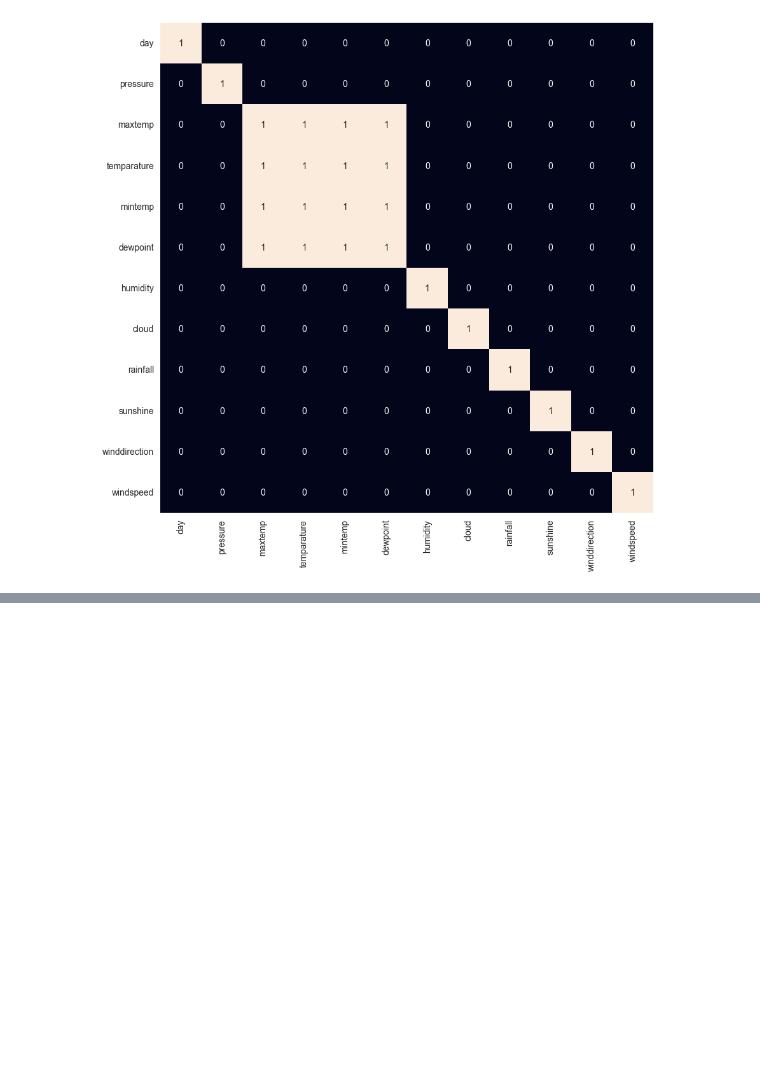
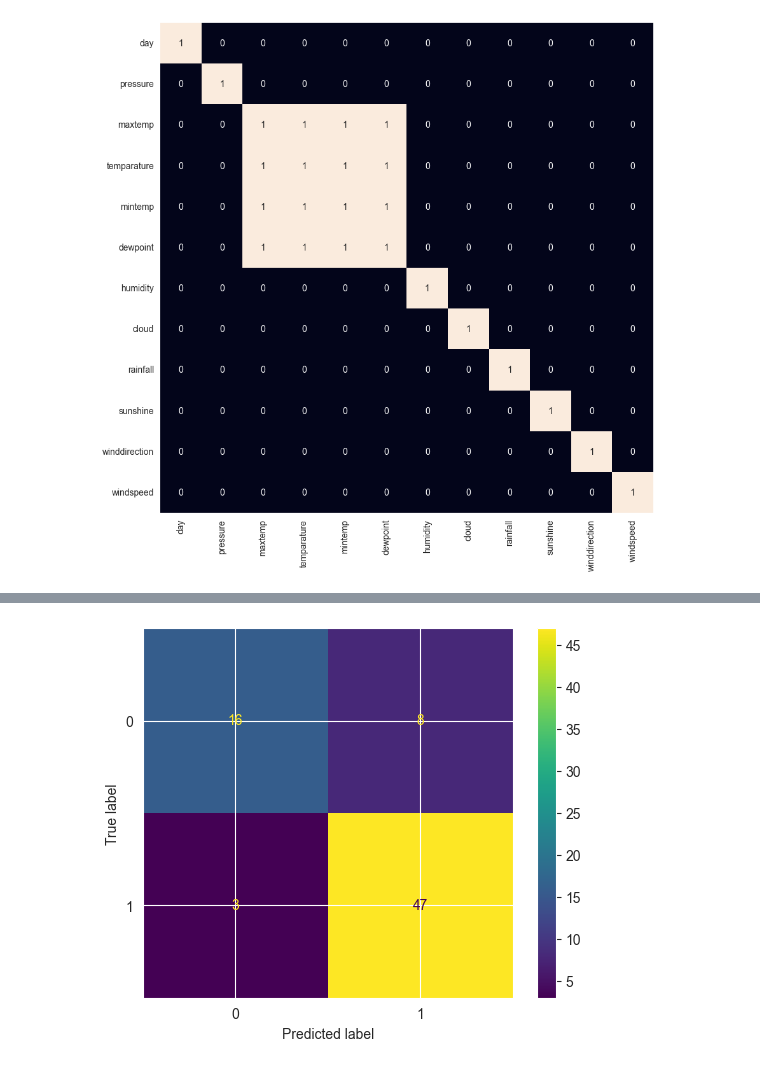
Before and after one commit to Shrutik-0101/Machine-Learning-Portfolio, a Jupyter notebook: Rainfall_Prediction.ipynb, the cells around one changed output, grey strips where cells are left out. Cells and saved outputs as stored; diff of their text form; code cells hidden in the pictures; blank space fills up the shorter version.

Commit message:
Full Model Completion

```diff
--- a/Rainfall_Prediction.ipynb
+++ b/Rainfall_Prediction.ipynb
@@ -184,3 +184,37 @@ plt.show()
 [figure]
 # %%
 df.drop(['maxtemp', 'mintemp'], axis=1, inplace=True)
+# %%
+features = df.drop(['day', 'rainfall'], axis = 1)
+target = df.rainfall
+# %%
+X_train, X_val, Y_train, Y_val = train_test_split(features,
+                                      target,
+                                      test_size=0.2,
+                                      stratify=target,
+                                      random_state=2)
+
+# As the data was highly imbalanced we will
+# balance it by adding repetitive rows of minority class.
+ros = RandomOverSampler(sampling_strategy='minority',
+                        random_state=22)
+X, Y = ros.fit_resample(X_train, Y_train)
+# %%
+# Normalizing the features for stable and fast training.
+scaler = StandardScaler()
+X = scaler.fit_transform(X)
+X_val = scaler.transform(X_val)
+# %%
+models = [LogisticRegression(), XGBClassifier(), SVC(kernel='rbf', probability=True)]
+
+for i in range(3):
+  models[i].fit(X, Y)
+
+  print(f'{models[i]} : ')
+
+  train_preds = models[i].predict_proba(X)
+  print('Training Accuracy : ', metrics.roc_auc_score(Y, train_preds[:,1]))
+
+  val_preds = models[i].predict_proba(X_val)
+  print('Validation Accuracy : ', metrics.roc_auc_score(Y_val, val_preds[:,1]))
+  print()
@@ -186,0 +239,11 @@ df.drop(['maxtemp', 'mintemp'], axis=1, inplace=True)
+# %%
+import matplotlib.pyplot as plt
+from sklearn.metrics import ConfusionMatrixDisplay
+from sklearn import metrics
+
+ConfusionMatrixDisplay.from_estimator(models[2], X_val, Y_val)
+plt.show()
+
+# This code is modified by Susobhan Akhuli
+# %% [output]
+[figure, added]
```
Also changed, not shown: parts of 2 cells of this notebook.
